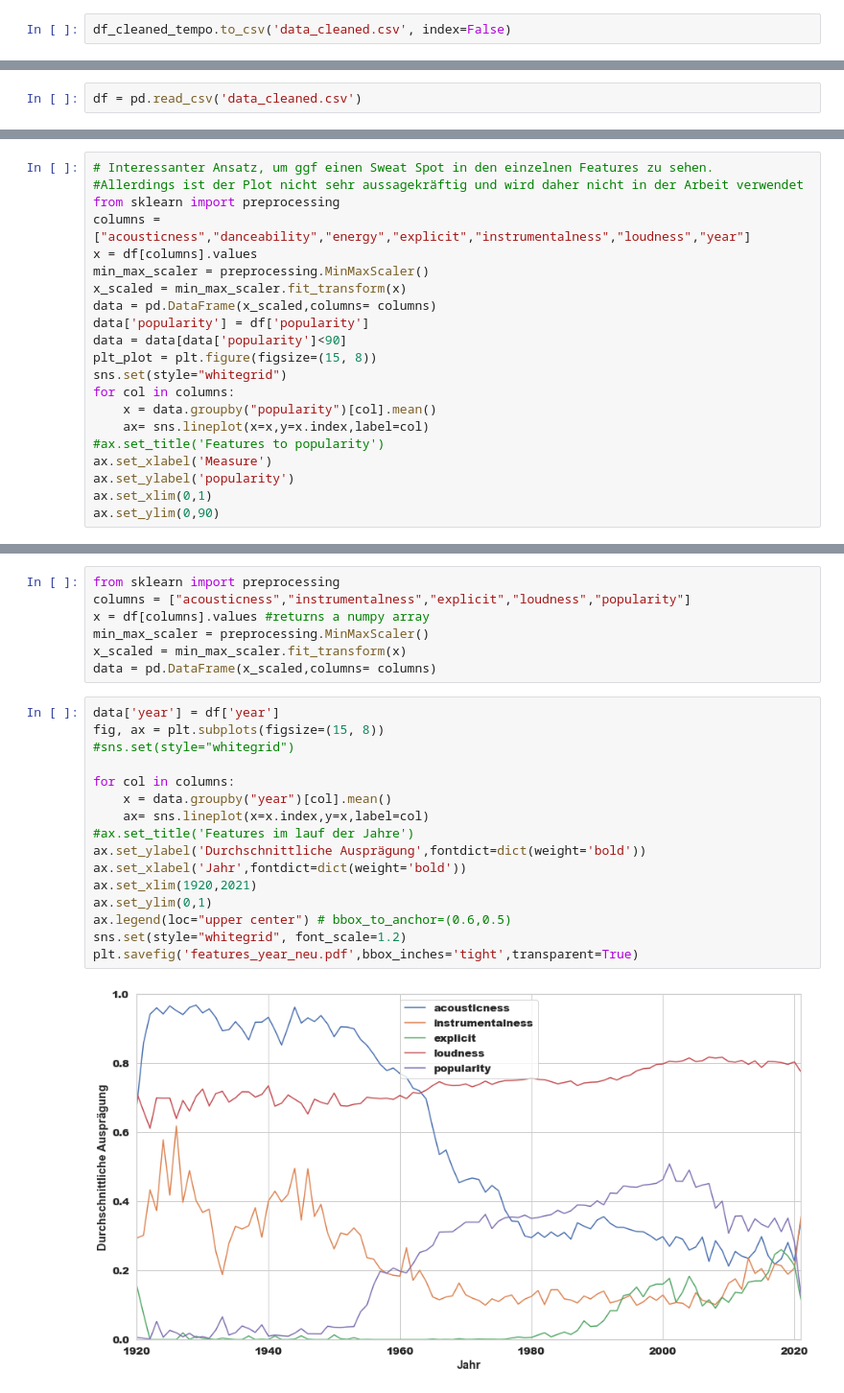
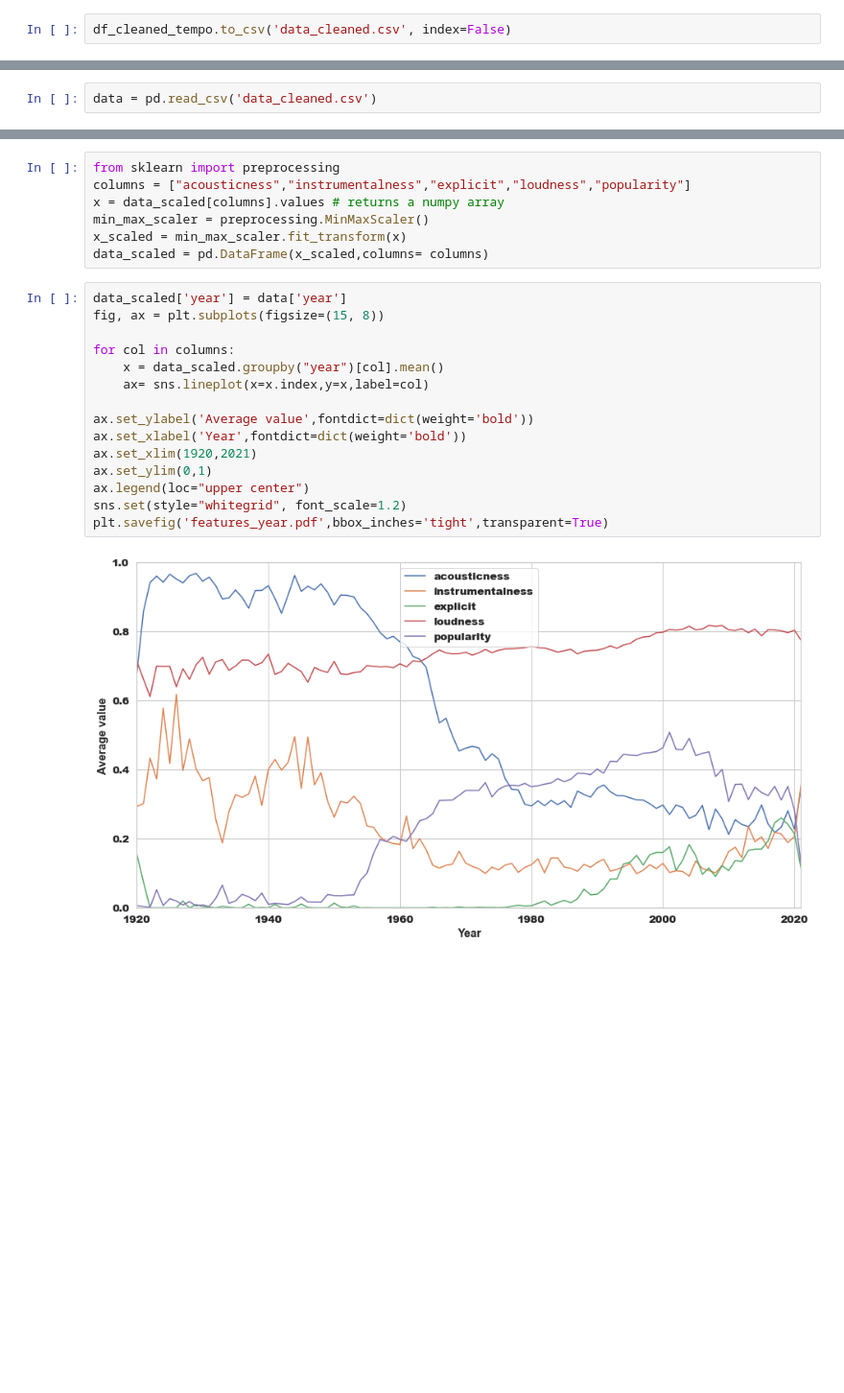
Before and after one commit to Taraman12/Spotify-Mining, a Jupyter notebook: EDA.ipynb, the cells around one changed output, grey strips where cells are left out. Shown at 96% size. Saved outputs shown, nothing was run; the diff lists cells and outputs as text; blank space fills up the shorter version.

```diff
--- a/EDA.ipynb
+++ b/EDA.ipynb
@@ -249,3 +225,3 @@ df_cleaned_tempo.to_csv('data_cleaned.csv', index=False)
 # %%
-df = pd.read_csv('data_cleaned.csv')
+data = pd.read_csv('data_cleaned.csv')
 # %%
@@ -357,21 +303,0 @@ plt.savefig('features_popularity.pdf',bbox_inches='tight',transparent=True)
-# %%
-# Interessanter Ansatz, um ggf einen Sweat Spot in den einzelnen Features zu sehen.
-#Allerdings ist der Plot nicht sehr aussagekräftig und wird daher nicht in der Arbeit verwendet
-from sklearn import preprocessing
-columns = ["acousticness","danceability","energy","explicit","instrumentalness","loudness","year"]
-x = df[columns].values
-min_max_scaler = preprocessing.MinMaxScaler()
-x_scaled = min_max_scaler.fit_transform(x)
-data = pd.DataFrame(x_scaled,columns= columns)
-data['popularity'] = df['popularity']
-data = data[data['popularity']<90]
-plt_plot = plt.figure(figsize=(15, 8))
-sns.set(style="whitegrid")
-for col in columns:
-    x = data.groupby("popularity")[col].mean()
-    ax= sns.lineplot(x=x,y=x.index,label=col)
-#ax.set_title('Features to popularity')
-ax.set_xlabel('Measure')
-ax.set_ylabel('popularity')
-ax.set_xlim(0,1)
-ax.set_ylim(0,90)
@@ -381,25 +304,24 @@ ax.set_ylim(0,90)
 # %%
 from sklearn import preprocessing
 columns = ["acousticness","instrumentalness","explicit","loudness","popularity"]
-x = df[columns].values #returns a numpy array
+x = data_scaled[columns].values # returns a numpy array
 min_max_scaler = preprocessing.MinMaxScaler()
 x_scaled = min_max_scaler.fit_transform(x)
-data = pd.DataFrame(x_scaled,columns= columns)
+data_scaled = pd.DataFrame(x_scaled,columns= columns)
 # %%
-data['year'] = df['year']
+data_scaled['year'] = data['year']
 fig, ax = plt.subplots(figsize=(15, 8))
-#sns.set(style="whitegrid")
 
 for col in columns:
-    x = data.groupby("year")[col].mean()
+    x = data_scaled.groupby("year")[col].mean()
     ax= sns.lineplot(x=x.index,y=x,label=col)
-#ax.set_title('Features im lauf der Jahre')
-ax.set_ylabel('Durchschnittliche Ausprägung',fontdict=dict(weight='bold'))
-ax.set_xlabel('Jahr',fontdict=dict(weight='bold'))
+
+ax.set_ylabel('Average value',fontdict=dict(weight='bold'))
+ax.set_xlabel('Year',fontdict=dict(weight='bold'))
 ax.set_xlim(1920,2021)
 ax.set_ylim(0,1)
-ax.legend(loc="upper center") # bbox_to_anchor=(0.6,0.5)
+ax.legend(loc="upper center")
 sns.set(style="whitegrid", font_scale=1.2)
-plt.savefig('features_year_neu.pdf',bbox_inches='tight',transparent=True)
+plt.savefig('features_year.pdf',bbox_inches='tight',transparent=True)
 # %% [output]
-[figure, old version]
+[figure, new version]
```
Also changed, not shown: parts of 71 cells of this notebook, 9 other files.
